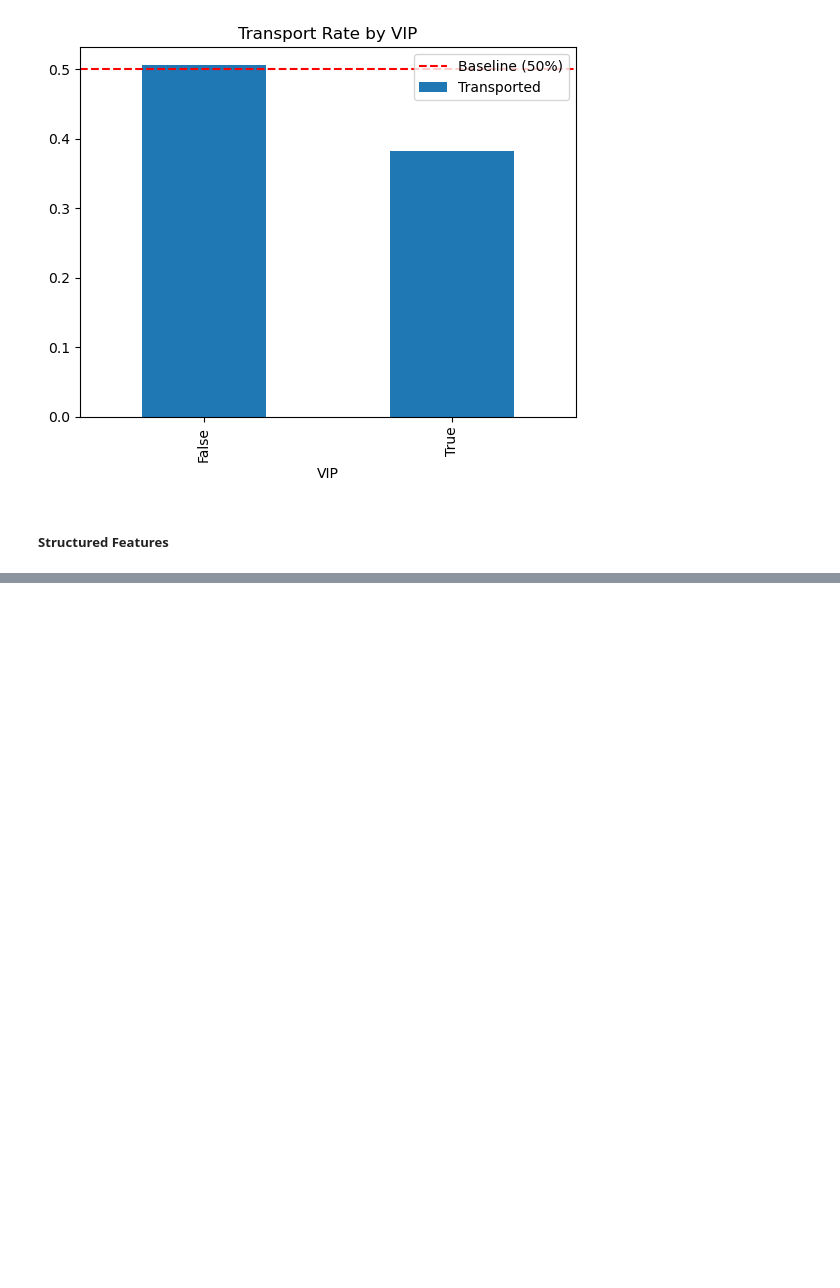
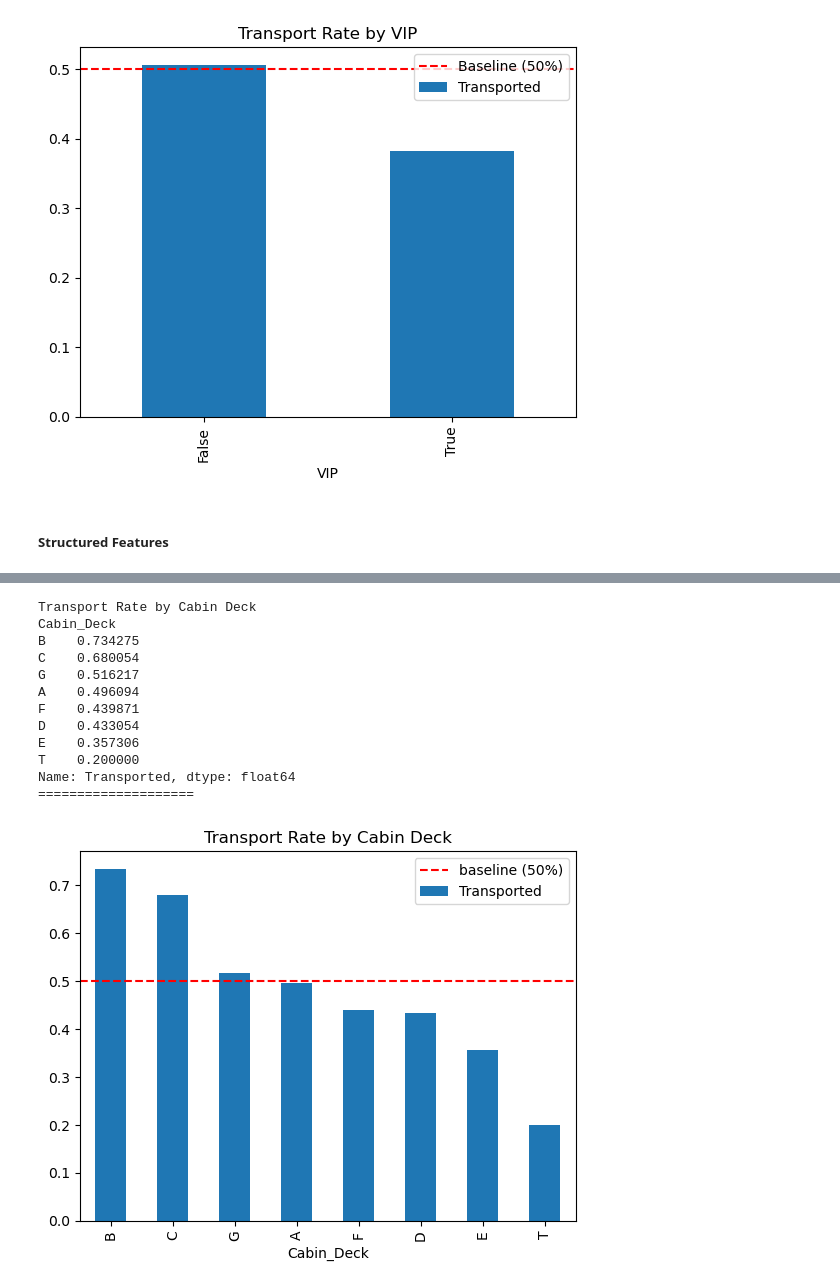
Before and after one commit to NirMarc/kaggle, a Jupyter notebook: spaceship-titanic/notebooks/01_eda.ipynb, the cells around one changed output, grey strips where cells are left out. Saved outputs shown, nothing was run; the diff lists cells and outputs as text; code cells hidden in the pictures; blank space fills up the shorter version.

```diff
--- a/spaceship-titanic/notebooks/01_eda.ipynb
+++ b/spaceship-titanic/notebooks/01_eda.ipynb
@@ -291,0 +292,5 @@ B/0/P
+# %%
+train["Cabin_Deck"] = train["Cabin"].str.split("/").str[0]
+train["Cabin_Num"] = train["Cabin"].str.split("/").str[1]
+train["Cabin_Side"] = train["Cabin"].str.split("/").str[2]
+print(train[["Cabin", "Cabin_Deck", "Cabin_Num", "Cabin_Side"]].head(10))
@@ -291,0 +333,24 @@ B/0/P
+# %%
+print("Transport Rate by Cabin Deck")
+deck_transport = train.groupby("Cabin_Deck")["Transported"].mean().sort_values(ascending=False)
+print(deck_transport)
+print("=" * 20)
+deck_transport.plot(kind="bar")
+plt.title("Transport Rate by Cabin Deck")
+plt.axhline(y=0.5, color='r', linestyle='--', label="baseline (50%)")
+plt.legend()
+plt.show()
+# %% [output]
+Transport Rate by Cabin Deck
+Cabin_Deck
+B    0.734275
+C    0.680054
+G    0.516217
+A    0.496094
+F    0.439871
+D    0.433054
+E    0.357306
+T    0.200000
+Name: Transported, dtype: float64
+====================
+[figure, added]
```
Also changed, not shown: parts of 8 cells of this notebook.
